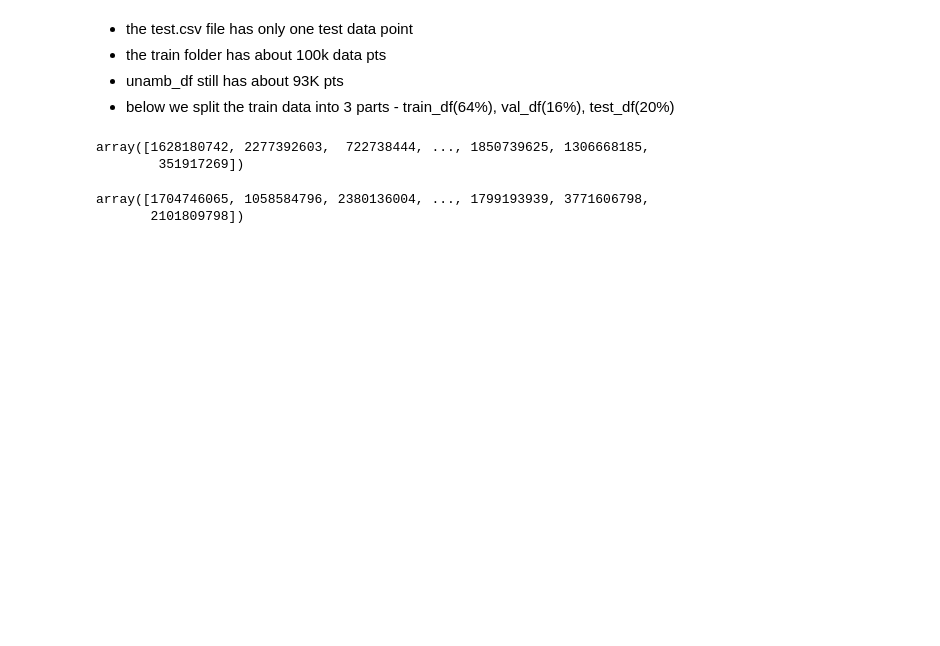
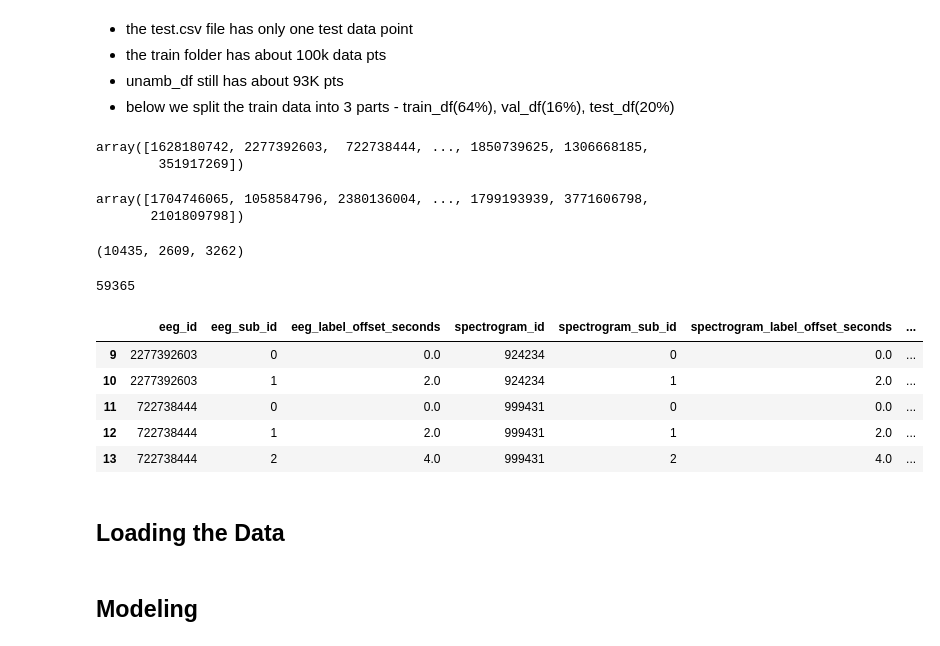
Before and after one commit to VirajMeruliya/Erdos-DL-Project-Classifying-Brain-Activity, a Jupyter notebook: eda.ipynb, the cells around one changed output. Cells and saved outputs as stored; diff of their text form; code cells hidden in the pictures; blank space fills up the shorter version.

```diff
--- a/eda.ipynb
+++ b/eda.ipynb
@@ -4,7 +4,7 @@ import matplotlib.pyplot as plt
 import pandas as pd
 import seaborn as sns
 # %%
-df = pd.read_csv('hms-harmful-brain-activity-classification/train.csv')
+df = pd.read_csv('train.csv')
 # %%
 df.head(15)
 # %% [output]
@@ -221,3 +221,23 @@ train_ids
 # %% [output]
 array([1704746065, 1058584796, 2380136004, ..., 1799193939, 3771606798,
        2101809798])
+# %%
+len(train_ids), len(val_ids), len(test_ids)
+# %% [output]
+(10435, 2609, 3262)
+# %%
+train_df = df[df['eeg_id'].isin(train_ids)]
+print(len(train_df))
+train_df.head()
+# %% [output]
+59365
+|  | eeg_id | eeg_sub_id | eeg_label_offset_seconds | spectrogram_id | spectrogram_sub_id | spectrogram_label_offset_seconds | ... |
+| 9 | 2277392603 | 0 | 0.0 | 924234 | 0 | 0.0 | ... |
+| 10 | 2277392603 | 1 | 2.0 | 924234 | 1 | 2.0 | ... |
+| 11 | 722738444 | 0 | 0.0 | 999431 | 0 | 0.0 | ... |
+| 12 | 722738444 | 1 | 2.0 | 999431 | 1 | 2.0 | ... |
+| 13 | 722738444 | 2 | 4.0 | 999431 | 2 | 4.0 | ... |
+# %% [markdown]
+## Loading the Data
+# %% [markdown]
+## Modeling
```
